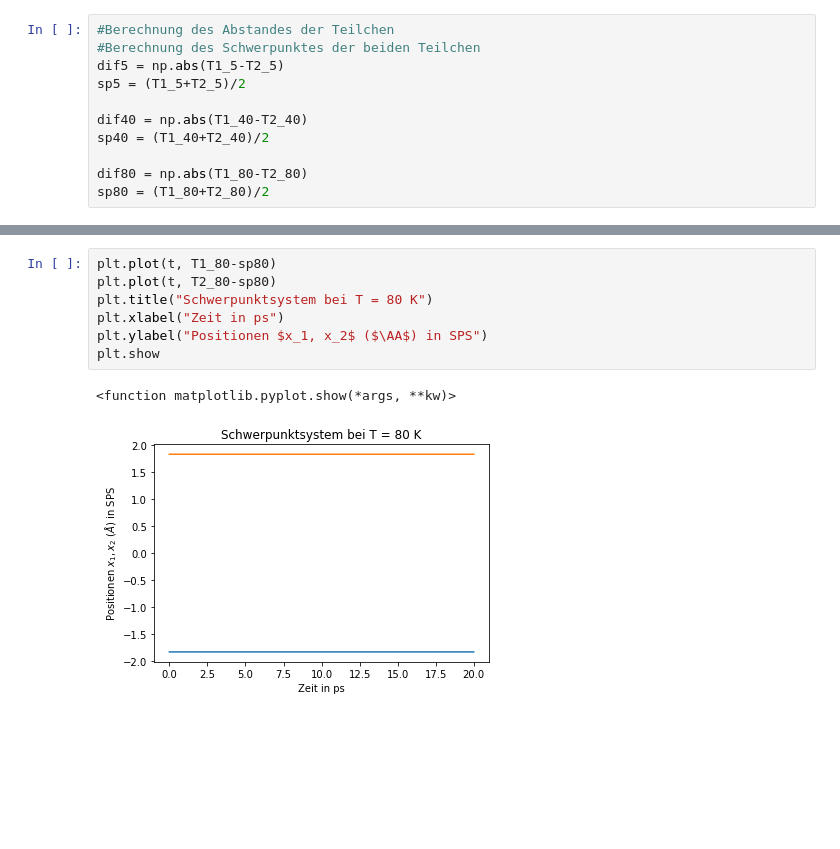
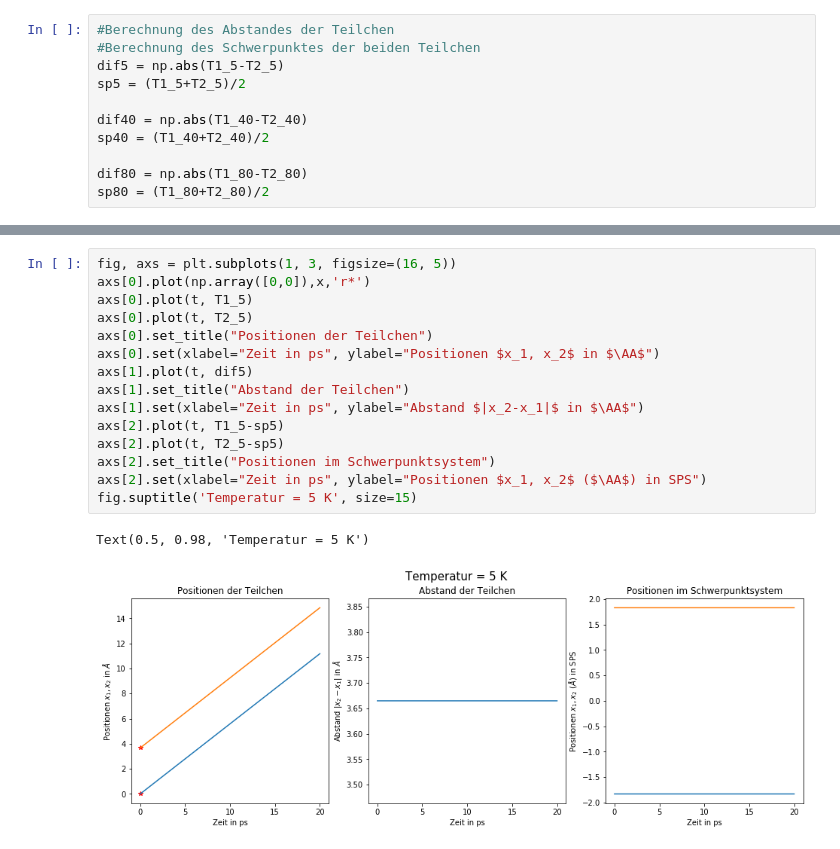
Before and after one commit to ehmzett/Keplerproblem, a Jupyter notebook: Molekulardynamik.ipynb, the cells around one changed output, grey strips where cells are left out. Drawn from its saved outputs; the diff is of its cells as text; blank space fills up the shorter version.

```diff
--- a/Molekulardynamik.ipynb
+++ b/Molekulardynamik.ipynb
@@ -218,10 +141,18 @@ plt.show()
-# %%
-plt.plot(t, T1_80-sp80)
-plt.plot(t, T2_80-sp80)
-plt.title("Schwerpunktsystem bei T = 80 K")
-plt.xlabel("Zeit in ps")
-plt.ylabel("Positionen $x_1, x_2$ ($\AA$) in SPS")
-plt.show
-# %% [output]
-<function matplotlib.pyplot.show(*args, **kw)>
-[figure, removed]
+# %%
+fig, axs = plt.subplots(1, 3, figsize=(16, 5))
+axs[0].plot(np.array([0,0]),x,'r*')
+axs[0].plot(t, T1_5)
+axs[0].plot(t, T2_5)
+axs[0].set_title("Positionen der Teilchen")
+axs[0].set(xlabel="Zeit in ps", ylabel="Positionen $x_1, x_2$ in $\AA$")
+axs[1].plot(t, dif5)
+axs[1].set_title("Abstand der Teilchen")
+axs[1].set(xlabel="Zeit in ps", ylabel="Abstand $|x_2-x_1|$ in $\AA$")
+axs[2].plot(t, T1_5-sp5)
+axs[2].plot(t, T2_5-sp5)
+axs[2].set_title("Positionen im Schwerpunktsystem")
+axs[2].set(xlabel="Zeit in ps", ylabel="Positionen $x_1, x_2$ ($\AA$) in SPS")
+fig.suptitle('Temperatur = 5 K', size=15)
+# %% [output]
+Text(0.5, 0.98, 'Temperatur = 5 K')
+[figure, added]
```
Also changed, not shown: parts of 11 cells of this notebook.
